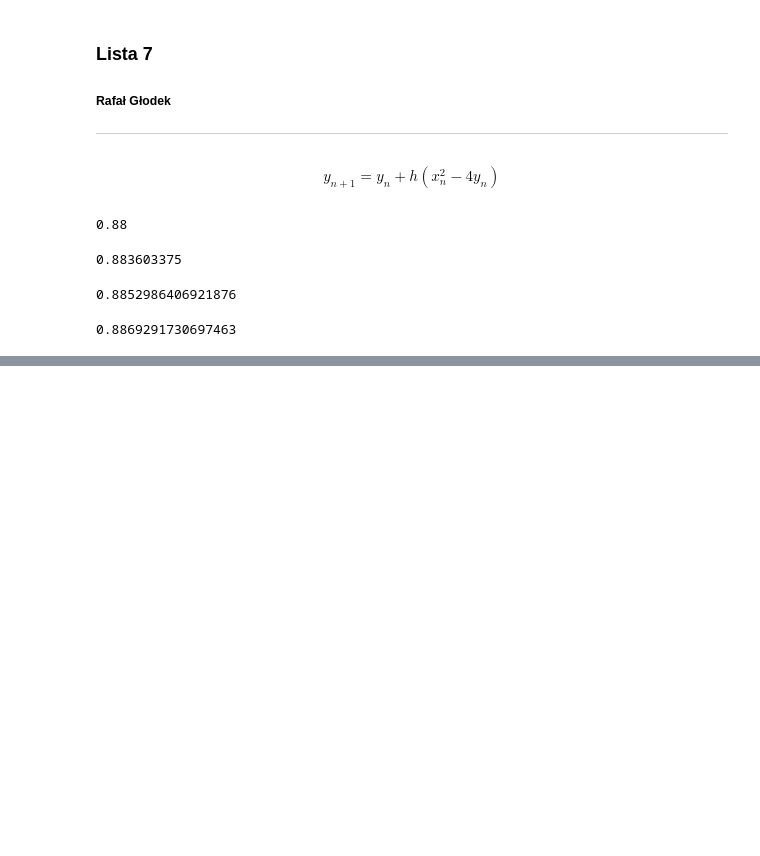
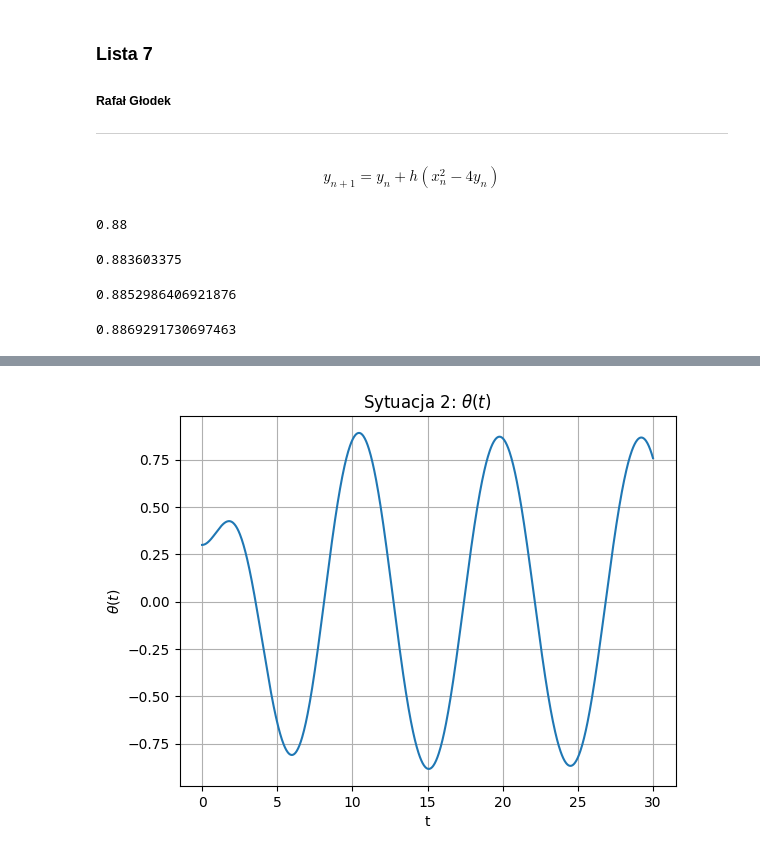
Before and after one commit to rafglo/Metody-numeryczne, a Jupyter notebook: lista7.ipynb, the cells around one changed output, grey strips where cells are left out. Cells and saved outputs as stored; diff of their text form; code cells hidden in the pictures; blank space fills up the shorter version.

```diff
--- a/lista7.ipynb
+++ b/lista7.ipynb
@@ -62,0 +174,3 @@ print(runge_kutta_2nd_order(1, f1, 2, 0.03))
+# %%
+def func2_u2(x, u1, u2):
+    return 0.5 * np.cos(2/3 * x) - np.sin(u1) - 1/2 * u2
@@ -62,0 +203,9 @@ print(runge_kutta_2nd_order(1, f1, 2, 0.03))
+# %%
+plt.plot(ts, u1_values2)
+plt.grid(True)
+plt.title("Sytuacja 2: $\\theta(t)$")
+plt.xlabel("t")
+plt.ylabel("$\\theta(t)$")
+plt.show()
+# %% [output]
+[figure, added]
```
Also changed, not shown: parts of 32 cells of this notebook.
